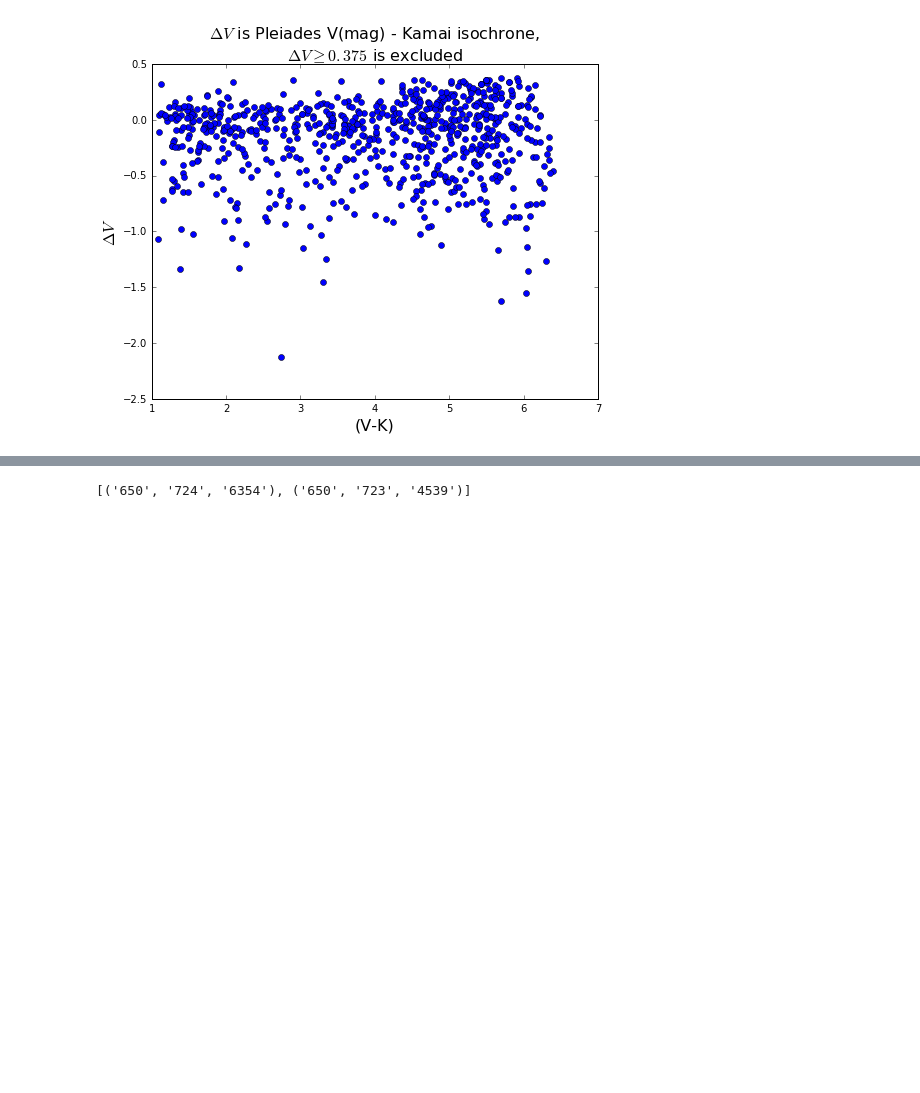
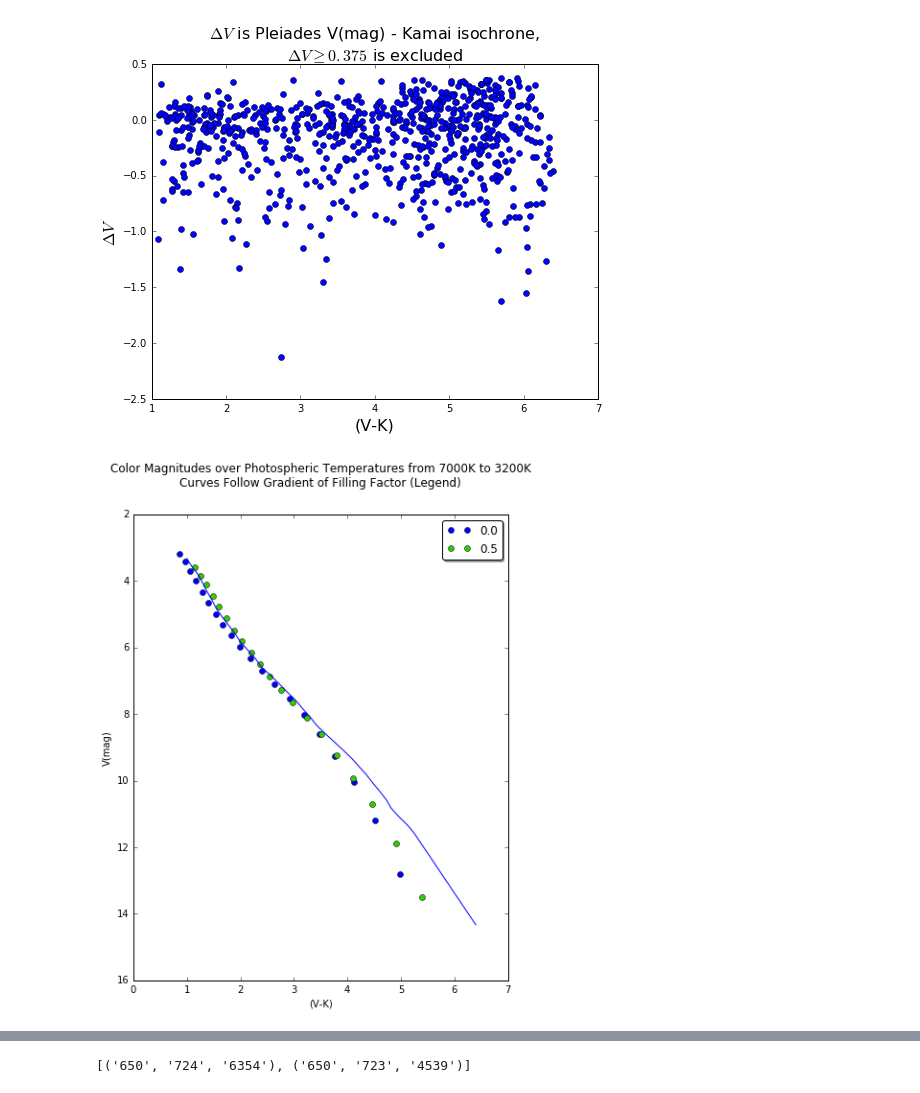
Before and after one commit to jradavenport/spot-colors, a Jupyter notebook: PleiadesModel.ipynb, the cells around one changed output, grey strips where cells are left out. Saved outputs shown, nothing was run; the diff lists cells and outputs as text; code cells hidden in the pictures; blank space fills up the shorter version.

```diff
--- a/PleiadesModel.ipynb
+++ b/PleiadesModel.ipynb
@@ -30,3 +31,17 @@ plt.ylabel('$\Delta V$',fontsize=16)
 plt.savefig('DeltaV_VK.jpg')
 # %% [output]
 [figure]
+# %%
+PhMax = 7000
+PhMin = 3000
+SpTempFrac = 0.8 #np.arange(0.75,1.04,0.05)
+FillFactor = [0.,0.5]#np.arange(0,0.501,0.05)
+
+Vmags = []
+VKmags = []
+for i in range(len(FillFactor)):
+    x = V_VKPlotData(PhMax,PhMin,SpTempFrac,FillFactor[i])
+    Vmags.append(x[0])
+    VKmags.append(x[1])
+#Vmags and VKmags filled with sets of magnitudes over photospheric temperature range. Sets follow range of
+#filling factor at a constant 80% spot temperature relative to the photospheric temp.
@@ -32,0 +56,21 @@ plt.savefig('DeltaV_VK.jpg')
+# %%
+plt.figure(figsize=(7,10))
+colormap = plt.cm.brg
+plt.gca().set_color_cycle([colormap(i) for i in np.linspace(0,0.9,2)])
+
+
+for i in range(len(FillFactor)):
+    plt.plot(VKmags[i],Vmags[i],'o')
+plt.plot(KamaiVK,KamaiV)
+
+plt.tight_layout
+plt.gca().invert_yaxis()
+plt.subplots_adjust(top=0.8)
+
+plt.legend(FillFactor,fancybox=True,shadow=True)
+plt.xlabel('(V-K)')
+plt.ylabel('V(mag)')
+plt.title('Color Magnitudes over Photospheric Temperatures from 7000K to 3200K\nCurves Follow Gradient of Filling Factor (Legend)',y=1.05)
+plt.savefig('FillFactorKamaii.jpg')
+# %% [output]
+[figure, added]
```
Also changed, not shown: parts of 6 cells of this notebook.
